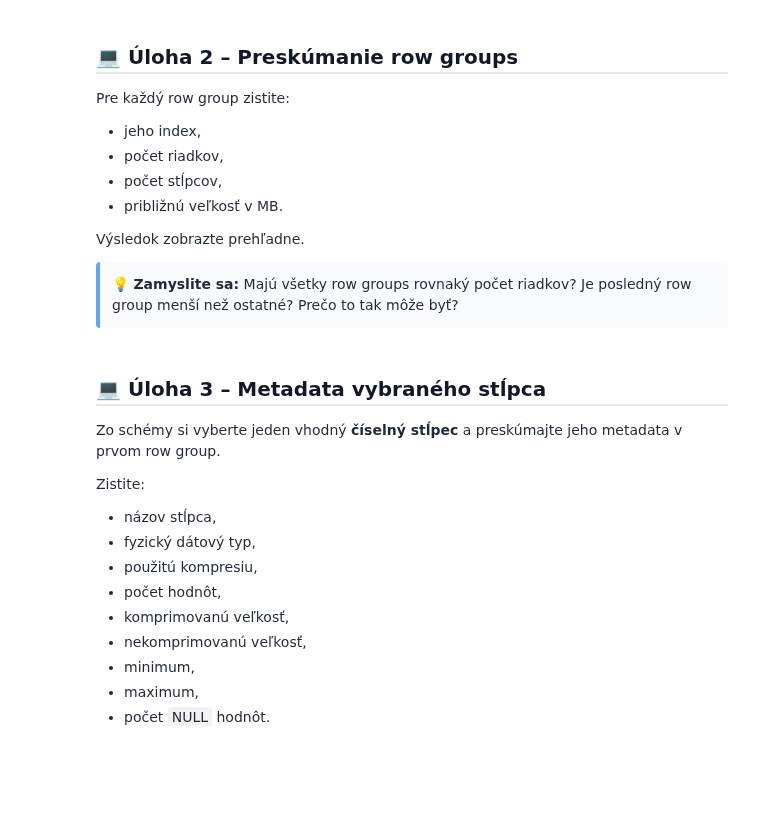
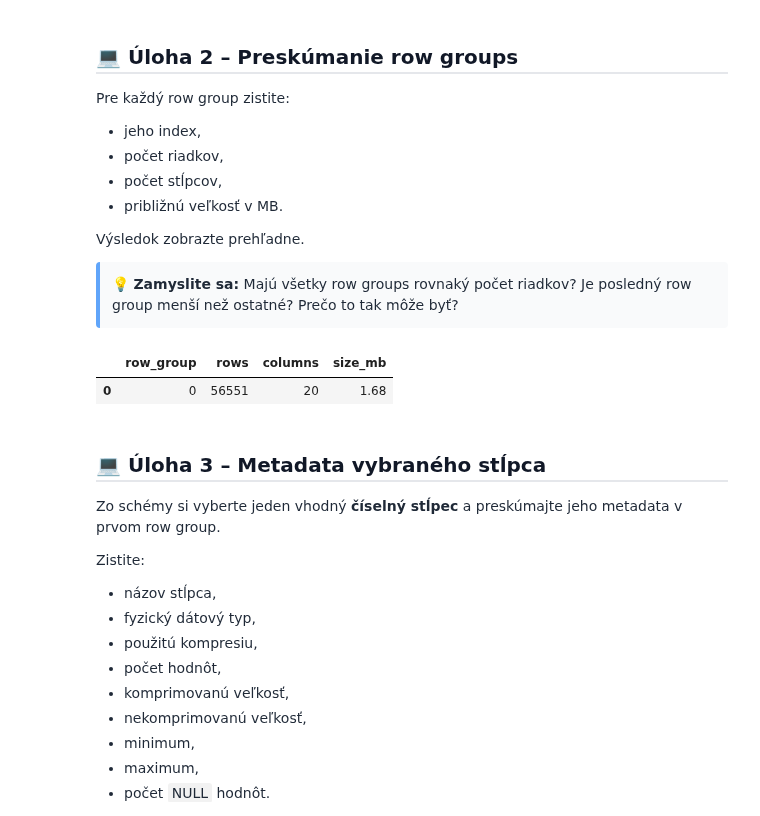
Before and after one commit to pr1vetbtw/database-23-09, a Jupyter notebook: week-05/file_handling.ipynb, the cells around one changed output. Drawn from its saved outputs; the diff is of its cells as text; code cells hidden in the pictures; blank space fills up the shorter version.

```diff
--- a/week-05/file_handling.ipynb
+++ b/week-05/file_handling.ipynb
@@ -905,3 +947,27 @@ dtype: float64
+# %%
+# Vaše riešenie
+import pyarrow.parquet as pq
+import pandas as pd
+
+parquet_file = pq.ParquetFile("green_tripdata_2024-01.parquet")
+metadata = parquet_file.metadata
+
+row_groups = []
+
+for i in range(metadata.num_row_groups):
+    group = metadata.row_group(i)
+    row_groups.append({
+        "row_group": i,
+        "rows": group.num_rows,
+        "columns": group.num_columns,
+        "size_mb": round(group.total_byte_size / (1024 ** 2), 2)
+    })
+
+df_groups = pd.DataFrame(row_groups)
+display(df_groups)
+# %% [output]
+|  | row_group | rows | columns | size_mb |
+| 0 | 0 | 56551 | 20 | 1.68 |
 # %% [markdown]
 <h2 style="margin: 24px 0 16px; font-size: 20px; font-weight: 600; font-family: 'Segoe UI', Roboto, sans-serif; color: #111827; border-bottom: 2px solid #e5e7eb; padding-bottom: 6px;">💻 Úloha 3 – Metadata vybraného stĺpca</h2>
 <p style="font-family: 'Segoe UI', Roboto, sans-serif; color: #1f2937; line-height: 1.65; margin: 8px 0 12px;">Zo schémy si vyberte jeden vhodný <strong>číselný stĺpec</strong> a preskúmajte jeho metadata v prvom row group.</p>
```
Also changed, not shown: parts of 15 cells of this notebook.
